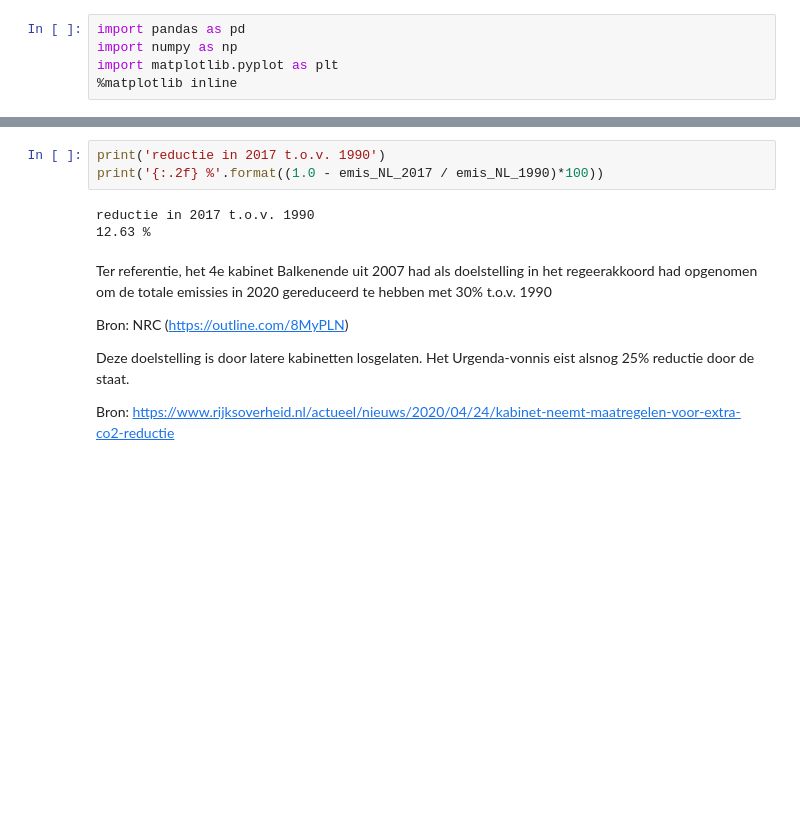
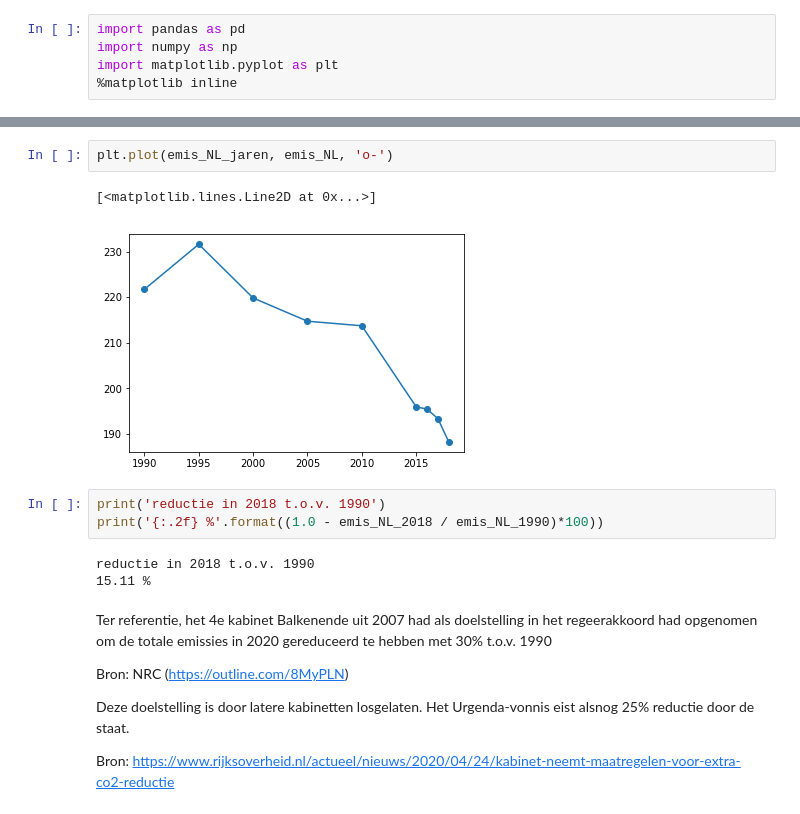
Before and after one commit to lvankampenhout/BKG_emissies_NL, a Jupyter notebook: NL emissies.ipynb, the cells around one changed output, grey strips where cells are left out. Drawn from its saved outputs; the diff is of its cells as text; blank space fills up the shorter version.

```diff
--- a/NL emissies.ipynb
+++ b/NL emissies.ipynb
@@ -20,9 +25,14 @@ emis_NL_2017 = 193.7 # Mton CO2-eq
+# %%
+plt.plot(emis_NL_jaren, emis_NL, 'o-')
+# %% [output]
+[<matplotlib.lines.Line2D at 0x...>]
+[figure, added]
 # %%
-print('reductie in 2017 t.o.v. 1990')
-print('{:.2f} %'.format((1.0 - emis_NL_2017 / emis_NL_1990)*100))
+print('reductie in 2018 t.o.v. 1990')
+print('{:.2f} %'.format((1.0 - emis_NL_2018 / emis_NL_1990)*100))
 # %% [output]
-reductie in 2017 t.o.v. 1990
-12.63 %
+reductie in 2018 t.o.v. 1990
+15.11 %
 # %% [markdown]
 Ter referentie, het 4e kabinet Balkenende uit 2007 had als doelstelling in het regeerakkoord had opgenomen om de totale emissies in 2020 gereduceerd te hebben met 30% t.o.v. 1990
 
```
Also changed, not shown: parts of 18 cells of this notebook.
